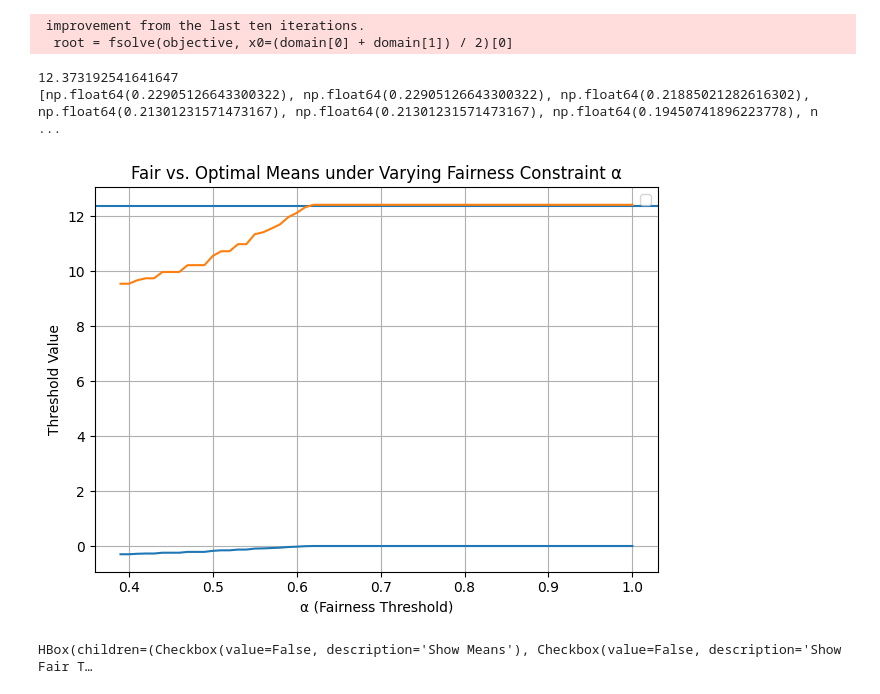
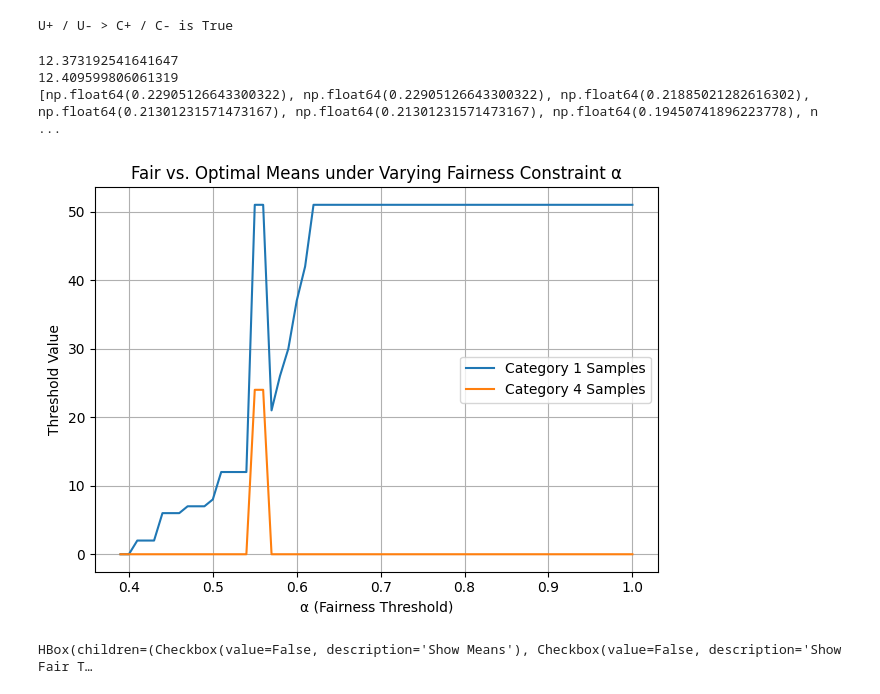
Before and after one commit to joeljins/RoAR, a Jupyter notebook: fairness/fair_thresholding_alt.ipynb, the cells around one changed output. Saved outputs shown, nothing was run; the diff lists cells and outputs as text; code cells hidden in the pictures.

Commit message:
checking each category

```diff
--- a/fairness/fair_thresholding_alt.ipynb
+++ b/fairness/fair_thresholding_alt.ipynb
@@ -33,8 +33,12 @@ u_plus = 1
 u_minus = -1.1
 c_plus = 1
 c_minus = -c_plus
+print( "U+ / U- > C+ / C- is", (u_plus / u_minus) > (c_plus / c_minus) )
 domain = (-3, 3)
+# 0.1
 interval = 0.1
+# %% [output]
+U+ / U- > C+ / C- is True
 # %%
 from utils import opt_threshold, alt_fair_opt_step, opt_step, expected
 
@@ -45,13 +49,13 @@ y_thresh_A = []
 y_thresh_B = []
 y_util = []
 y_pof = [] # Price of fairness
+y_cat_1 = []
+y_cat_4 = []
+
 opt_util_A, opt_util_B = opt_step(a, 1, -1.1, 1, -1)[0], opt_step(b, 1, -1.1, 1, -1)[0]
 opt_util_A, opt_util_B  = expected(opt_util_A, 1, -1.1), expected(opt_util_B, 1, -1.1)
 opt_util_A, opt_util_B = np.sum(opt_util_A), np.sum(opt_util_B)
 y_opt = w_a * opt_util_A + w_b * opt_util_B
-
-
-y6 = opt_threshold((-3, 3), u_plus=1, u_minus=8.9)
 
 for alpha in tqdm(alphas):
     results = alt_fair_opt_step(a, b, u_plus, u_minus, c_plus, c_minus, alpha, domain, interval)
@@ -66,26 +70,38 @@ for alpha in tqdm(alphas):
         y_util.append(max_util)
         pof = 1 - (max_util/y_opt)
         y_pof.append(pof)
+
+        delta_A = expected(a, u_plus, u_minus)
+        condition1 = (delta_A >= 0) & (expected(a, u_plus, u_minus) >= 0) & (a > thresh_A)
+        condition2 = (delta_A >= 0) & (expected(a, u_plus, u_minus) < 0) & (a > thresh_A)
+        condition3 = (delta_A < 0) & (expected(a, u_plus, u_minus) < 0) & (a > thresh_A)
+
+        y_cat_1.append(len(A[condition1]))
+        y_cat_4.append(len(A[condition3]))
+
 print(y_opt)
+print(y_util[-1])
 print(y_pof)
 # %% [output]
- improvement from the last ten iterations.
-  root = fsolve(objective, x0=(domain[0] + domain[1]) / 2)[0]
+12.373192541641647
+12.409599806061319
+[np.float64(0.22905126643300322), np.float64(0.22905126643300322), np.float64(0.21885021282616302), np.float64(0.21301231571473167), np.float64(0.21301231571473167), np.float64(0.19450741896223778), n ...
-12.373192541641647
-[np.float64(0.22905126643300322), np.float64(0.22905126643300322), np.float64(0.21885021282616302), np.float64(0.21301231571473167), np.float64(0.21301231571473167), np.float64(0.19450741896223778), n ...
 # %%
 #plt.scatter(x_alphas, y_thresh_A, label="Fair Threshold (A)", color='orange')
 #plt.plot(x_alphas, y_thresh_B, label="Fair Threshold (B)", color='purple')
-plt.plot(x_alphas, y_pof)
+"""plt.plot(x_alphas, y_pof)
 plt.axhline(y_opt)
-plt.plot(x_alphas, y_util)
+plt.plot(x_alphas, y_util)"""
+plt.plot(x_alphas, y_cat_1, label='Category 1 Samples')
+plt.plot(x_alphas, y_cat_4, label='Category 4 Samples')
+
 plt.title("Fair vs. Optimal Means under Varying Fairness Constraint α")
 plt.xlabel("α (Fairness Threshold)")
 plt.ylabel("Threshold Value")
 plt.legend()
 plt.grid(True)
 plt.tight_layout()
 plt.show()
 # %% [output]
-[figure, old version]
+[figure, new version]
 # %%
```
Also changed, not shown: parts of 5 cells of this notebook.
